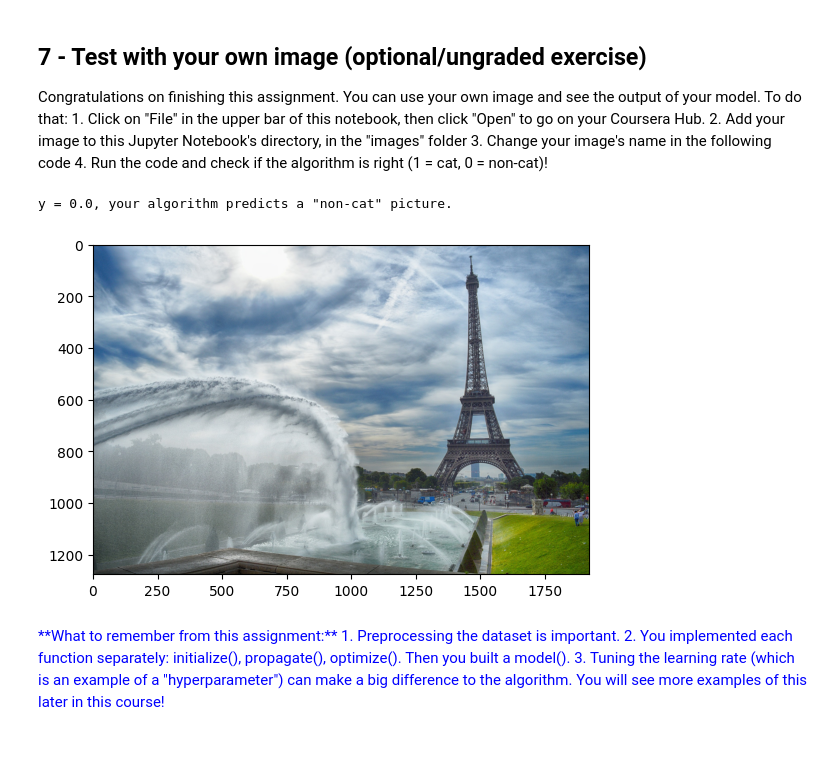
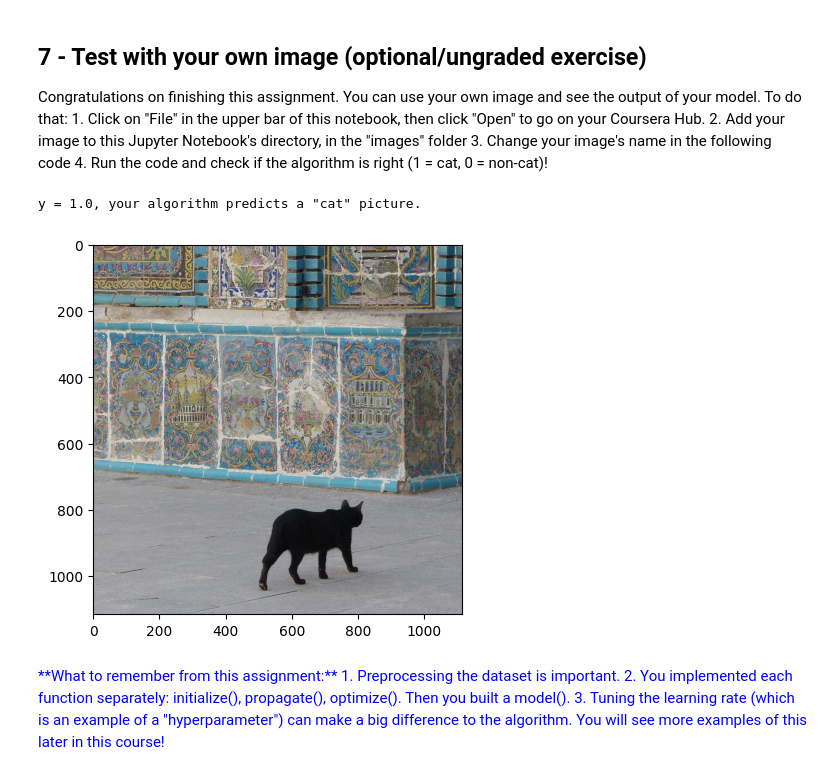
Before and after one commit to wy471x/Deep-Learning, a Jupyter notebook: homework/01.机器学习和神经网络/2.第二周 神经网络基础/编程作业/assignment2_2.ipynb, the cells around one changed output. Cells and saved outputs as stored; diff of their text form; code cells hidden in the pictures; blank space fills up the shorter version.

```diff
--- a/homework/01.机器学习和神经网络/2.第二周 神经网络基础/编程作业/assignment2_2.ipynb
+++ b/homework/01.机器学习和神经网络/2.第二周 神经网络基础/编程作业/assignment2_2.ipynb
@@ -760,20 +760,18 @@ Congratulations on finishing this assignment. You can use your own image and see
     4. Run the code and check if the algorithm is right (1 = cat, 0 = non-cat)!
 # %%
 ## START CODE HERE ## (PUT YOUR IMAGE NAME)
-my_image = "my_image2.jpg"
+my_image = "cat_in_iran.jpg"
 ## END CODE HERE ##
-
 # We preprocess the image to fit your algorithm.
 fname = "images/" + my_image
 image = np.array(imread(fname))
 my_image = np.array(Image.fromarray(image).resize((num_px, num_px), resample=Image.BILINEAR)).reshape((1, num_px*num_px*3)).T
 my_predicted_image = predict(d["w"], d["b"], my_image)
-
 plt.imshow(image)
 print("y = " + str(np.squeeze(my_predicted_image)) + ", your algorithm predicts a \"" + classes[int(np.squeeze(my_predicted_image)),].decode("utf-8") +  "\" picture.")
 # %% [output]
-y = 0.0, your algorithm predicts a "non-cat" picture.
+y = 1.0, your algorithm predicts a "cat" picture.
-[figure, old version]
+[figure, new version]
 # %% [markdown]
 <font color='blue'>
 **What to remember from this assignment:**
```
